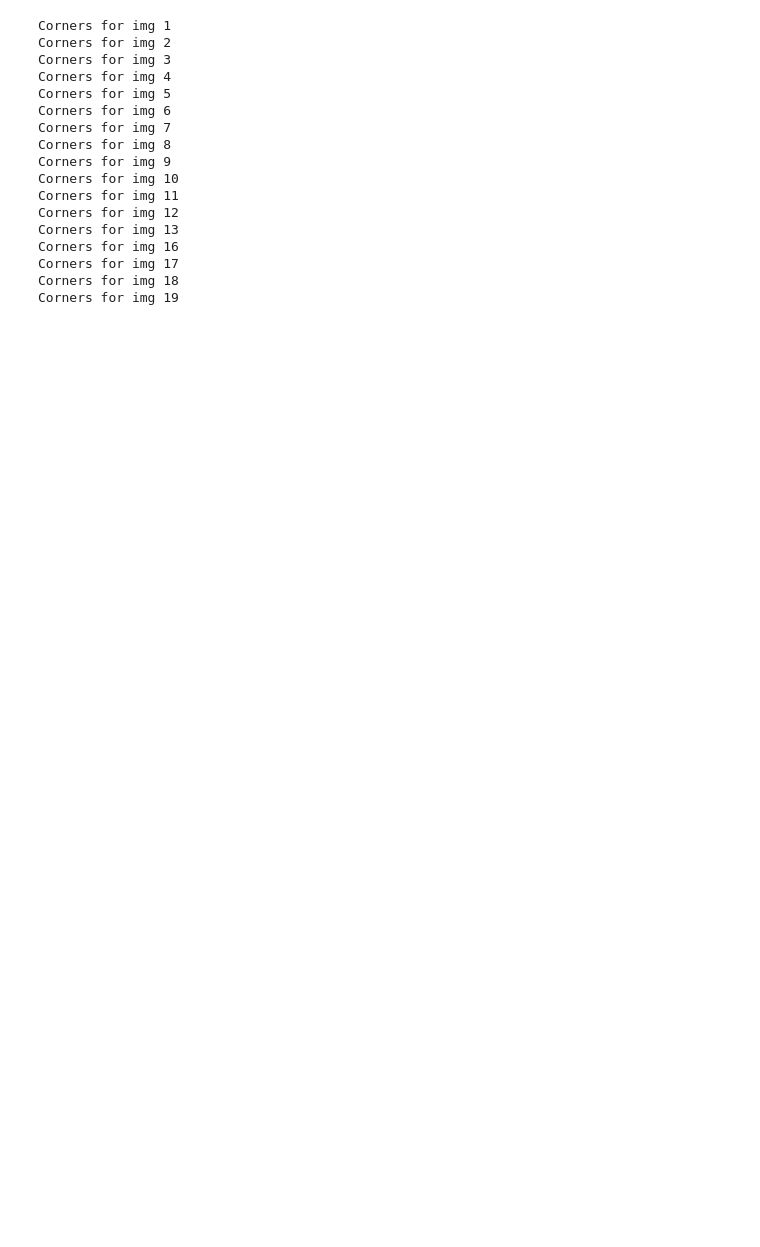
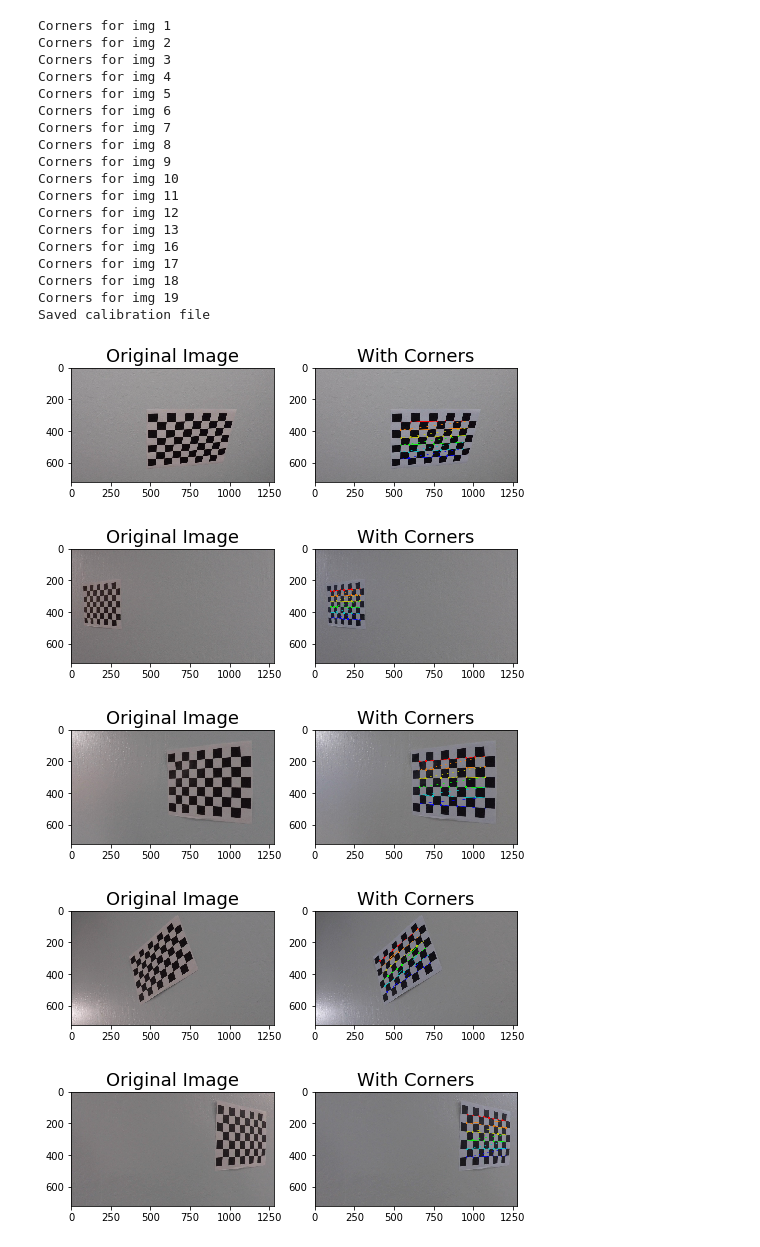
Before and after one commit to HassenMaamri/Advanced-Lane-Finding, a Jupyter notebook: pipeline.ipynb, the cells around one changed output. Saved outputs shown, nothing was run; the diff lists cells and outputs as text; code cells hidden in the pictures; blank space fills up the shorter version.

```diff
--- a/pipeline.ipynb
+++ b/pipeline.ipynb
@@ -12,8 +13,8 @@ from collections import deque
 %matplotlib inline
 # %%
-#Functions definitions
+def read_images():
+    #test_image_names = glob.glob('./camera_cal/calibration*.jpg')
 
-def read_images():
     test_image_names = glob.glob('./test_images/*.jpg')
     test_images = []
     for test_image_name in test_image_names:
@@ -47,64 +48,62 @@ Minv = cv2.getPerspectiveTransform(dst, src)
 nx, ny = 9, 6
 channels = 3
 
-#calibration image list
-image_names = glob.glob('./camera_cal/calibration*.jpg')
-
 #imgpoints and objpoints
 imgpoints = [] #2D in image plane
 objpoints = [] #3D in real life, all same
 objp = np.zeros((ny * nx, channels), np.float32)
 objp[:, :2] = np.mgrid[0:nx, 0:ny].T.reshape(-1, 2) #x, y coordinates
 
+images = glob.glob('camera_cal/calibration*.jpg')
 
-#loop through
-for idx, image_name in enumerate(image_names):
-    cal_img = mpimg.imread(image_name)
-    cal_img_gray = cv2.cvtColor(cal_img,cv2.COLOR_BGR2GRAY)
+for idx, fname in enumerate(images):
+    img = cv2.imread(fname)
+    gray = cv2.cvtColor(img, cv2.COLOR_BGR2GRAY)
 
-    #get corners
-    ret, corners = cv2.findChessboardCorners(cal_img_gray, (nx, ny), None)
+    # Find the chessboard corners
+    ret, corners = cv2.findChessboardCorners(gray, (9,6), None)
 
-    #add to object and image points
+    # If found, add object points, image points
     if ret == True:
         print("Corners for img", str(idx))
+        objpoints.append(objp)
         imgpoints.append(corners)
-        objpoints.append(objp)
 
-        #draw and display corners
-        cv2.drawChessboardCorners(cal_img, (nx, ny), corners, ret)
-        write_path = "./camera_cal_corners/calibration" + str(idx) + "_corners.jpg"
-        cv2.imwrite(write_path, cal_img)
-        #print("Saved corners for image ", str(idx))
+        # Draw and display the corners
+        cv2.drawChessboardCorners(img, (9,6), corners, ret)
+        f, (ax1, ax2) = plt.subplots(1, 2, figsize=(8,4))
+        ax1.imshow(cv2.cvtColor(mpimg.imread(fname), cv2.COLOR_BGR2RGB))
+        ax1.set_title('Original Image', fontsize=18)
+        ax2.imshow(cv2.cvtColor(img, cv2.COLOR_BGR2RGB))
+        ax2.set_title('With Corners', fontsize=18)
 
-
-#load arbitrary image for size
-img  = cv2.imread('./camera_cal/calibration11.jpg')
-img_size = (img.shape[1], img.shape[0])
-
-#camera calibration coefficients
 ret, mtx, dist, rvecs, tvecs = cv2.calibrateCamera(objpoints, imgpoints, img_size, None, None)
-
-#save camera calibration results for later
 calibration = {}
 calibration['mtx'] = mtx
 calibration['dist'] = dist
 pickle.dump(calibration, open("./calibration.p", "wb"))
+print("Saved calibration file")
 # %% [output]
 Corners for img 1
 Corners for img 2
 Corners for img 3
 Corners for img 4
 Corners for img 5
 Corners for img 6
 Corners for img 7
 Corners for img 8
 Corners for img 9
 Corners for img 10
 Corners for img 11
 Corners for img 12
 Corners for img 13
 Corners for img 16
 Corners for img 17
 Corners for img 18
 Corners for img 19
+Saved calibration file
+[figure, added]
+[figure, added]
+[figure, added]
+[figure, added]
+[figure, added]
```
Also changed, not shown: parts of 9 cells of this notebook, 3 other files.
